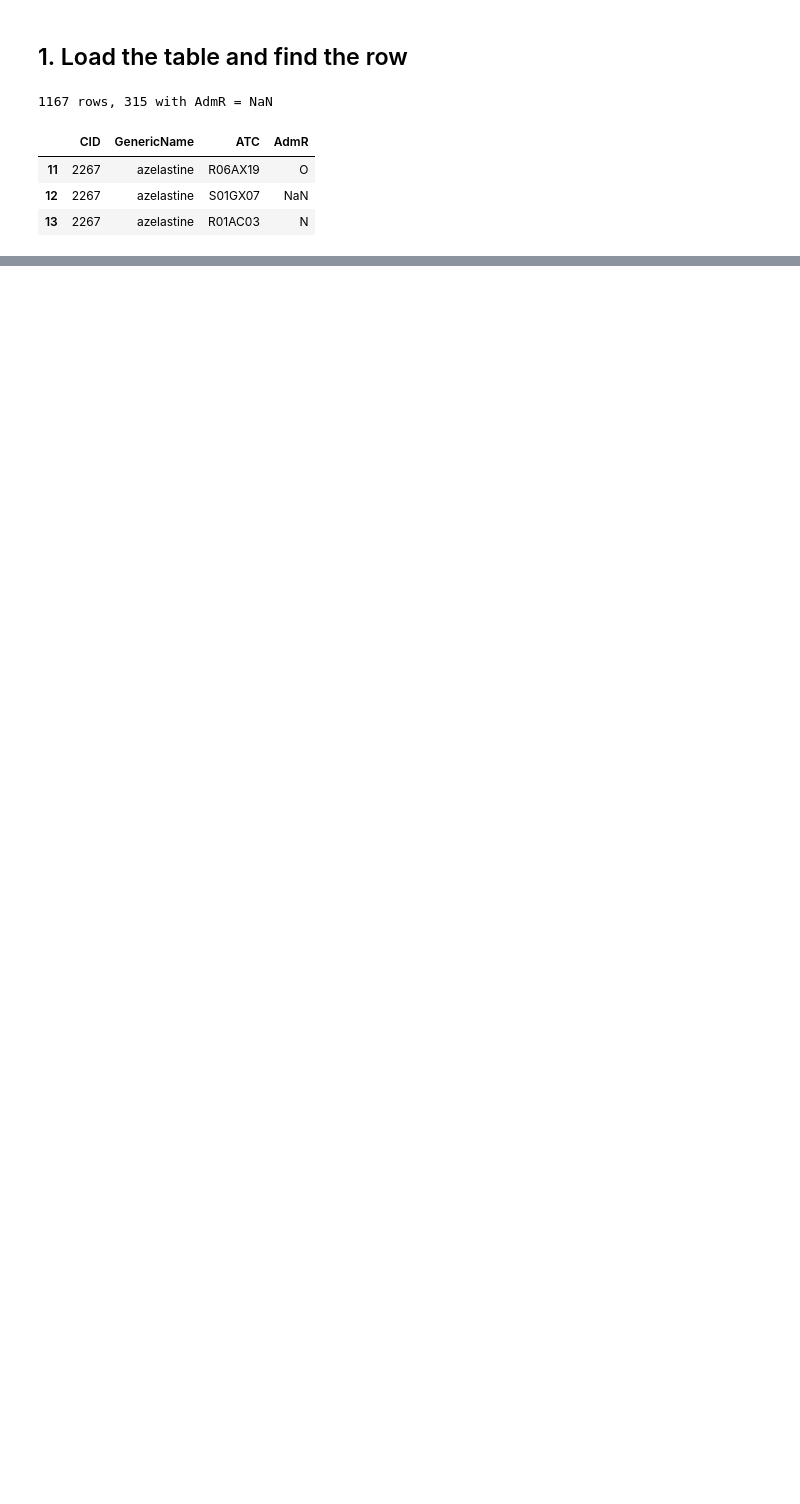
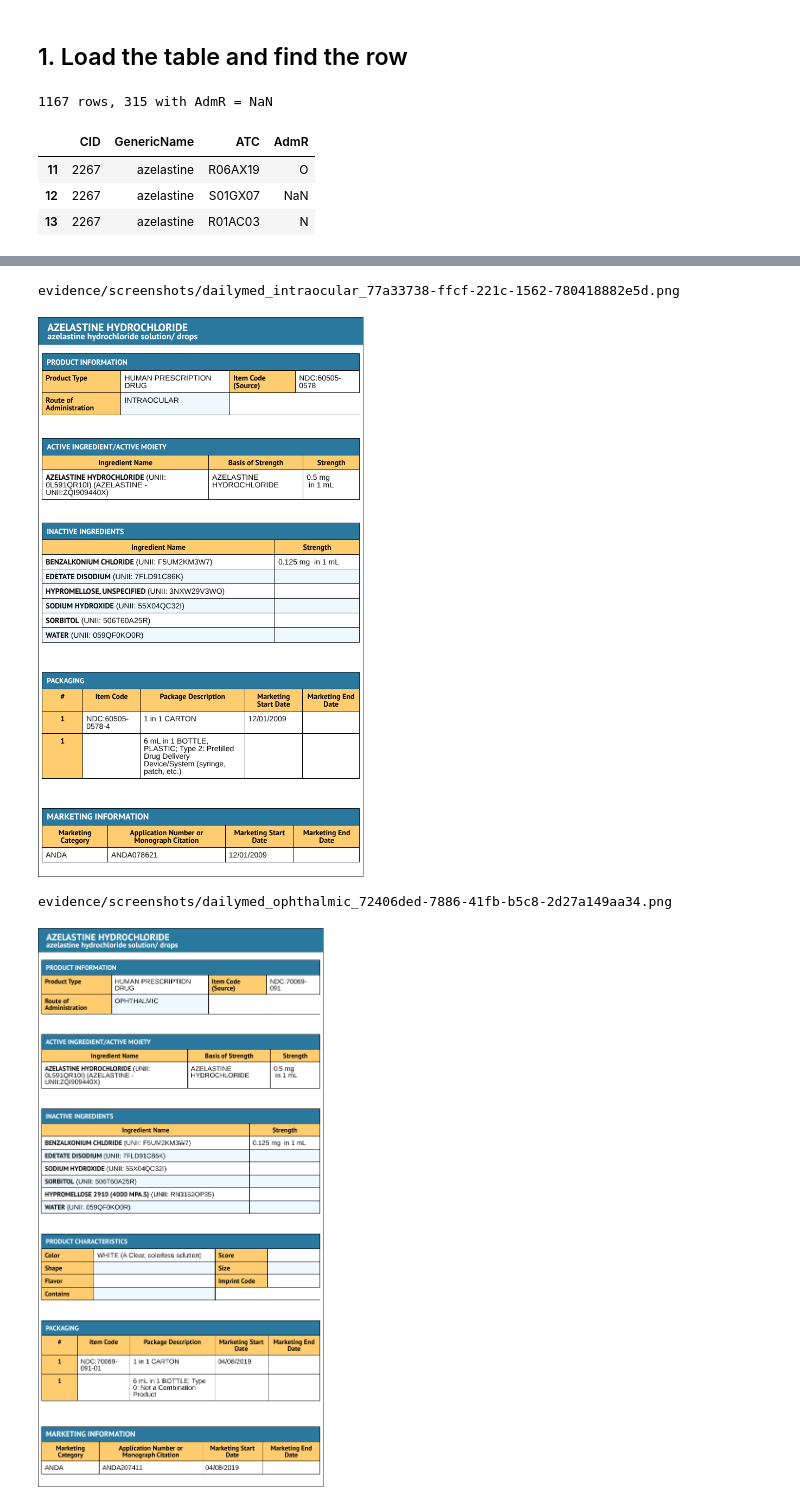
Before and after one commit to DhruvMenon2003/drug-toxicity-qsar-prediction, a Jupyter notebook: curation/admr_fill_one_drug.ipynb, the cells around one changed output, grey strips where cells are left out. Drawn from its saved outputs; the diff is of its cells as text; code cells hidden in the pictures; blank space fills up the shorter version.

```diff
--- a/curation/admr_fill_one_drug.ipynb
+++ b/curation/admr_fill_one_drug.ipynb
@@ -222,0 +262,39 @@ out
+# %%
+from playwright.async_api import async_playwright
+
+def chromium_path():
+    found = sorted(glob.glob("/opt/pw-browsers/chromium-*/chrome-linux/chrome"))
+    return found[-1] if found else None   # None: use the browser `playwright install chromium` downloaded
+
+counted = prov[prov.counts_for_this_ATC]
+picks = counted.drop_duplicates("route_in_label")
+shot_log = []
+async with async_playwright() as p:
+    browser = await p.chromium.launch(executable_path=chromium_path())
+    page = await browser.new_page(viewport={"width": 1280, "height": 900})
+    for r in picks.itertuples():
+        resp = await page.goto(r.source_url, wait_until="domcontentloaded", timeout=60000)
+        await page.get_by_text("INGREDIENTS AND APPEARANCE").filter(visible=True).first.click()
+        cell = page.locator("td.formLabel", has_text="Route of Administration").first
+        await cell.scroll_into_view_if_needed()
+        on_page = (await cell.locator("xpath=following-sibling::td[1]").inner_text()).strip()
+        fname = f"dailymed_{r.route_in_label.lower()}_{r.setid}.png"
+        await page.locator("table", has=cell).first.screenshot(path=SHOTS / fname)
+        shot_log.append({"file": f"evidence/screenshots/{fname}", "url": r.source_url, "http_status": resp.status,
+                         "route_in_xml": r.route_in_label, "route_on_page": on_page, "taken_utc": now()})
+    url = f"https://atcddd.fhi.no/atc_ddd_index/?code={ATC}&showdescription=no"
+    resp = await page.goto(url, wait_until="domcontentloaded", timeout=60000)
+    fname = f"whocc_{ATC}.png"
+    await page.screenshot(path=SHOTS / fname, full_page=True)
+    who_text = (await page.inner_text("body")).upper()
+    shot_log.append({"file": f"evidence/screenshots/{fname}", "url": url, "http_status": resp.status,
+                     "route_in_xml": "", "route_on_page": f"{ATC} {DRUG.upper()} listed: {ATC in who_text and DRUG.upper() in who_text}",
+                     "taken_utc": now()})
+    await browser.close()
+
+shots = pd.DataFrame(shot_log)
+shots.to_csv(RESULTS / f"screenshots_{DRUG}.csv", index=False)
+dm = shots[shots.route_in_xml != ""]
+assert (dm.route_in_xml == dm.route_on_page).all(), dm
+assert shots.iloc[-1].route_on_page.endswith("True"), shots.iloc[-1]
+shots
@@ -222,0 +306,9 @@ out
+# %%
+from IPython.display import Image, display
+for f in shots.file:
+    print(f); display(Image(filename=HERE / f, width=650))
+# %% [output]
+evidence/screenshots/dailymed_intraocular_77a33738-ffcf-221c-1562-780418882e5d.png
+[figure, added]
+evidence/screenshots/dailymed_ophthalmic_72406ded-7886-41fb-b5c8-2d27a149aa34.png
+[figure, added]
```
Also changed, not shown: parts of 39 cells of this notebook, 59 other files.
